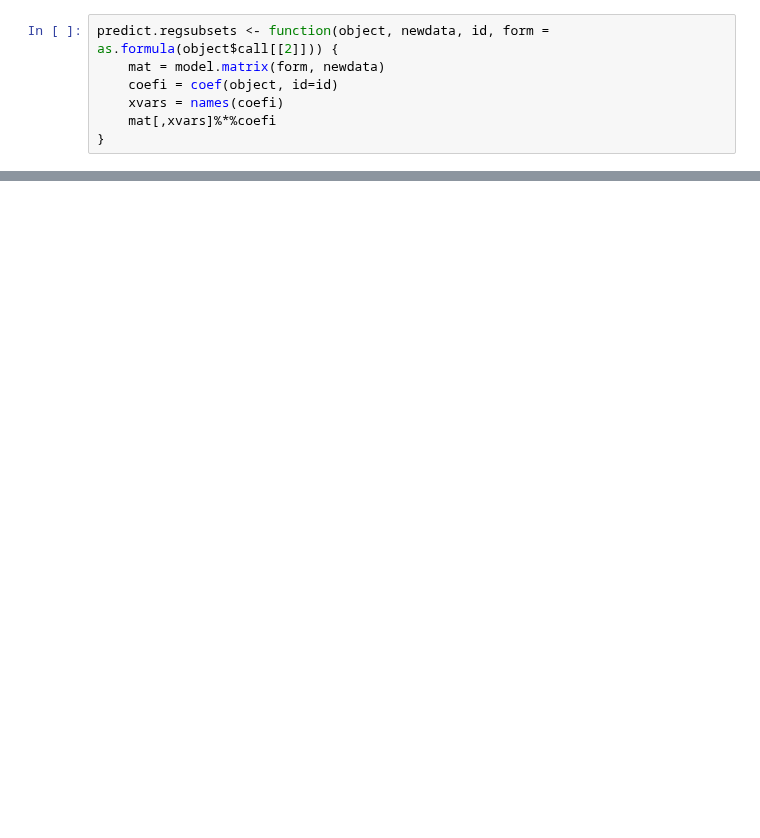
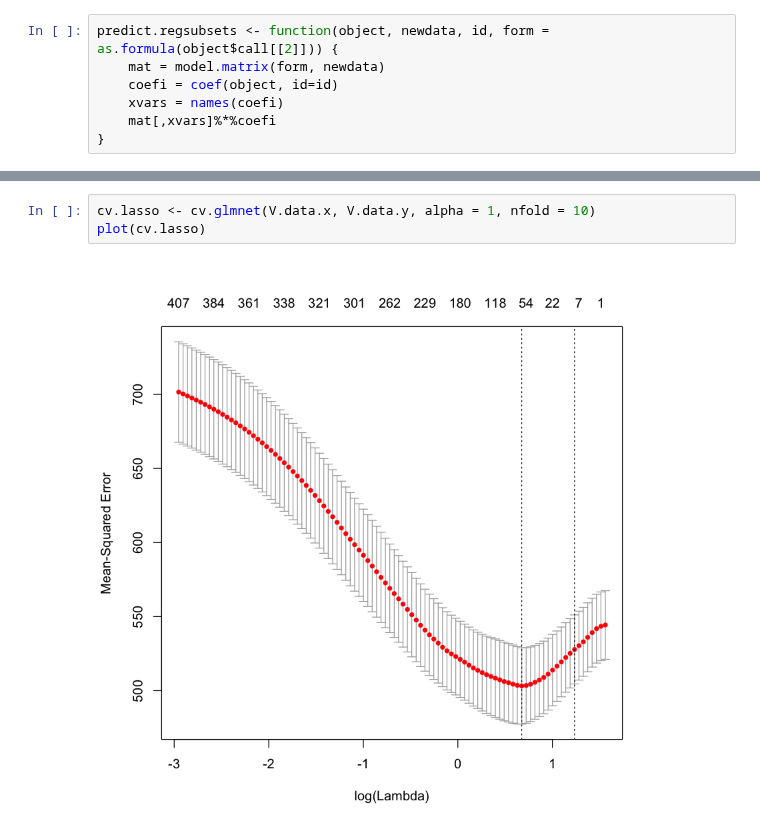
Before and after one commit to BenoitDelec/BIO-322--Predicting-odour-pleasantness-using-ML, a Jupyter notebook: src/Forward_CV.ipynb, the cells around one changed output, grey strips where cells are left out. Cells and saved outputs as stored; diff of their text form; blank space fills up the shorter version.

```diff
--- a/src/Forward_CV.ipynb
+++ b/src/Forward_CV.ipynb
@@ -57,0 +60,5 @@ rowMeans(cv.errors)
+# %%
+cv.lasso <- cv.glmnet(V.data.x, V.data.y, alpha = 1, nfold = 10)
+plot(cv.lasso)
+# %% [output]
+[figure, added]
```
Also changed, not shown: parts of 5 cells of this notebook, 1 other file.
